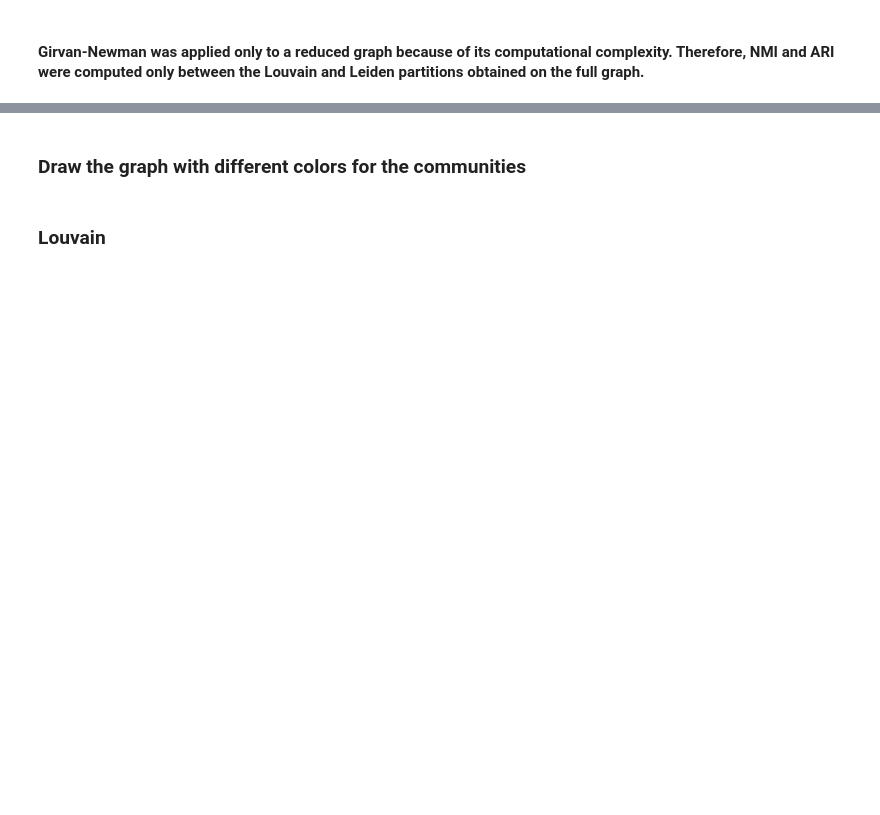
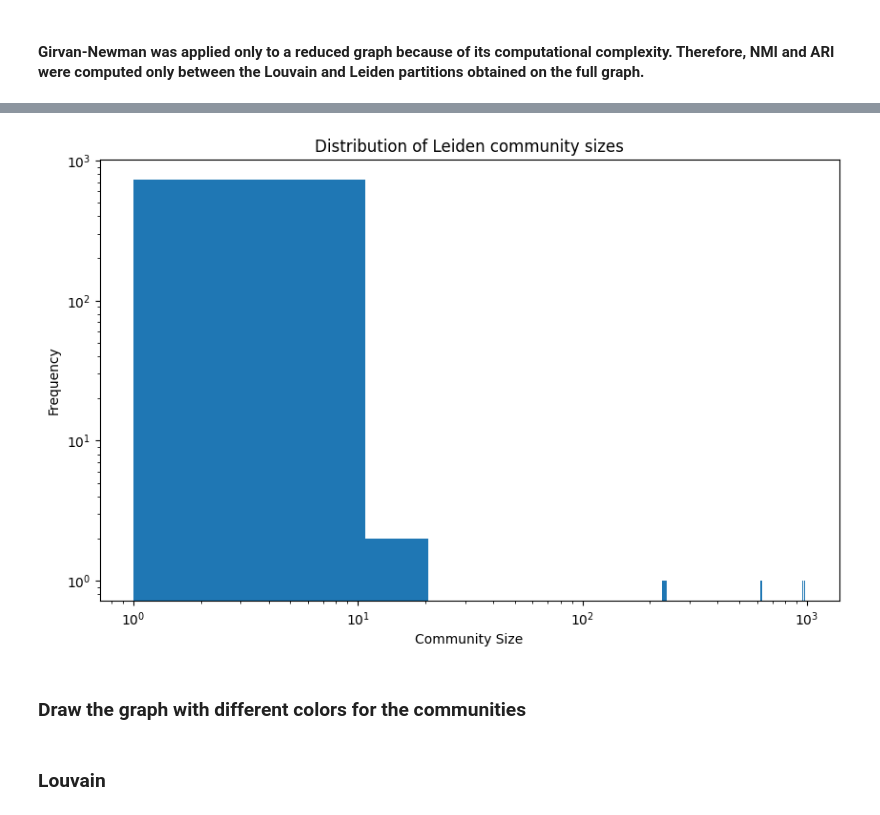
Before and after one commit to CamillaMagistrello/NETWORK_ANALYSIS, a Jupyter notebook: ASSIGNMENTS/src/assignment1.ipynb, the cells around one changed output, grey strips where cells are left out. Drawn from its saved outputs; the diff is of its cells as text; code cells hidden in the pictures; blank space fills up the shorter version.

```diff
--- a/ASSIGNMENTS/src/assignment1.ipynb
+++ b/ASSIGNMENTS/src/assignment1.ipynb
@@ -84,0 +112,9 @@ Execution time: 0.389 s
+# %%
+leiden_sizes = Counter(partition_leiden.values())
+community_sizes_leiden = pd.DataFrame(list(leiden_sizes.values()), columns=["Community Size"])
+print("Leiden community sizes")
+print("Top 10 community sizes:")
+print(community_sizes_leiden.sort_values(by="Community Size", ascending=False).head(10))
+print("Mean community size:", community_sizes_leiden["Community Size"].mean())
+print("Maximum community size:", community_sizes_leiden["Community Size"].max())
+print("Minimum community size:", community_sizes_leiden["Community Size"].min())
@@ -155,2 +252,20 @@ ARI: 0.8763614536498842
+# %%
+plt.figure(figsize=(10, 6))
+
+counts, bins, patches = plt.hist(community_sizes_leiden["Community Size"], bins=50)
+
+for i, patch in enumerate(patches):
+    patch.set_facecolor(plt.cm.tab20(i % 20))
+
+plt.xscale("log")
+plt.yscale("log")
+
+plt.xlabel("Community Size")
+plt.ylabel("Frequency")
+plt.title("Distribution of Leiden community sizes")
+
+plt.show()
+# %% [output]
+[figure, added]
 # %% [markdown]
 ### Draw the graph with different colors for the communities
```
Also changed, not shown: parts of 20 cells of this notebook, 3 other files.
